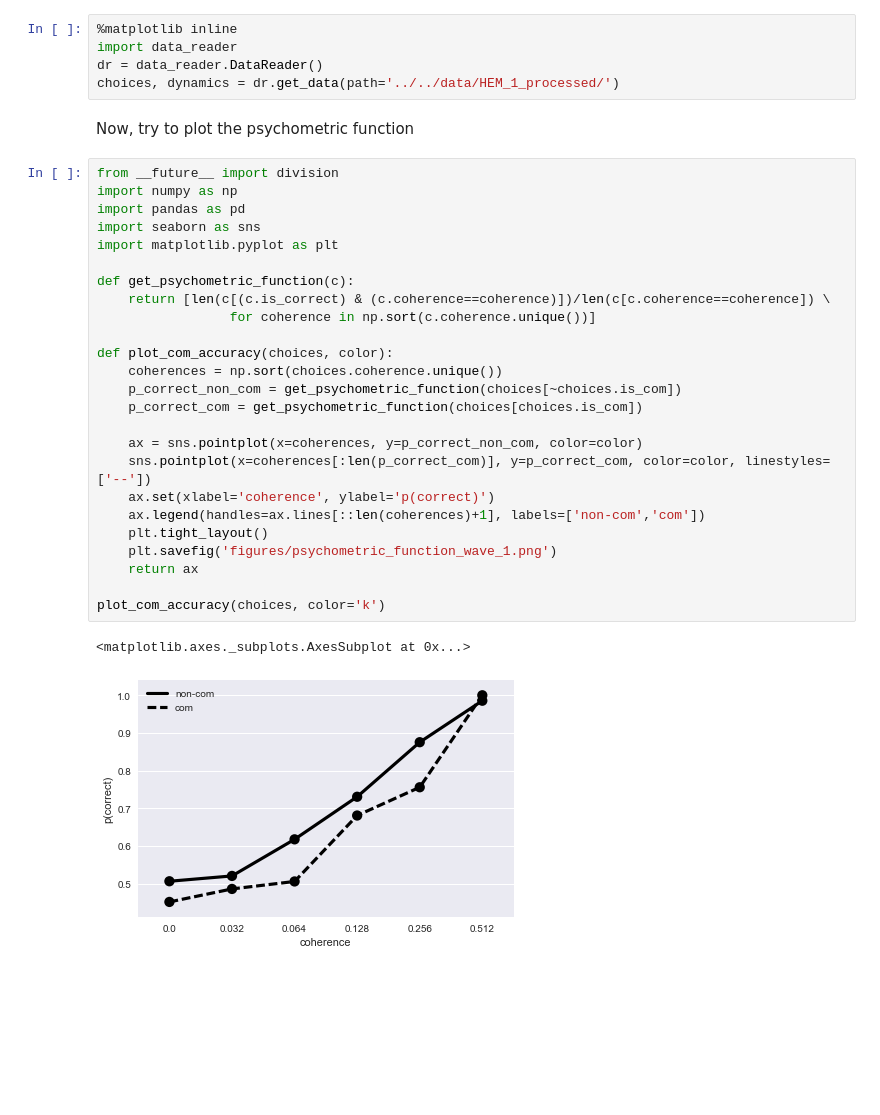
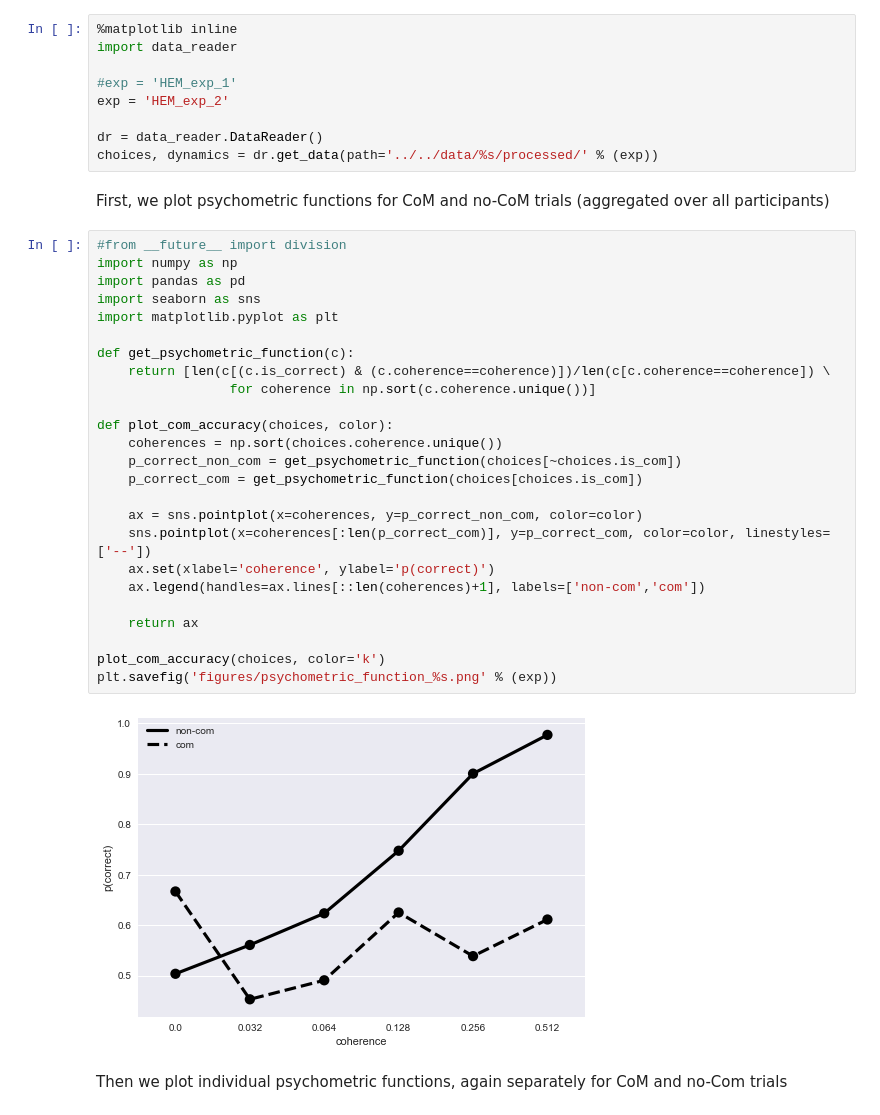
Before and after one commit to cherepaha/eyehandrdk, a Jupyter notebook: eye_hand_lag.ipynb, the cells around one changed output. Drawn from its saved outputs; the diff is of its cells as text; blank space fills up the shorter version.

```diff
--- a/eye_hand_lag.ipynb
+++ b/eye_hand_lag.ipynb
@@ -1,38 +1,43 @@
 # %%
 %matplotlib inline
 import data_reader
+
+#exp = 'HEM_exp_1'
+exp = 'HEM_exp_2'
+
 dr = data_reader.DataReader()
-choices, dynamics = dr.get_data(path='../../data/HEM_1_processed/')
+choices, dynamics = dr.get_data(path='../../data/%s/processed/' % (exp))
-# %% [markdown]
-Now, try to plot the psychometric function
+# %% [markdown]
+First, we plot psychometric functions for CoM and no-CoM trials (aggregated over all participants)
 # %%
-from __future__ import division
+#from __future__ import division
 import numpy as np
 import pandas as pd
 import seaborn as sns
 import matplotlib.pyplot as plt
 
 def get_psychometric_function(c):
     return [len(c[(c.is_correct) & (c.coherence==coherence)])/len(c[c.coherence==coherence]) \
                  for coherence in np.sort(c.coherence.unique())]
 
 def plot_com_accuracy(choices, color):
     coherences = np.sort(choices.coherence.unique())
     p_correct_non_com = get_psychometric_function(choices[~choices.is_com])
     p_correct_com = get_psychometric_function(choices[choices.is_com])
 
     ax = sns.pointplot(x=coherences, y=p_correct_non_com, color=color)
     sns.pointplot(x=coherences[:len(p_correct_com)], y=p_correct_com, color=color, linestyles=['--'])
     ax.set(xlabel='coherence', ylabel='p(correct)')
     ax.legend(handles=ax.lines[::len(coherences)+1], labels=['non-com','com'])
-    plt.tight_layout()
-    plt.savefig('figures/psychometric_function_wave_1.png')
+
     return ax
 
 plot_com_accuracy(choices, color='k')
+plt.savefig('figures/psychometric_function_%s.png' % (exp))
 # %% [output]
-<matplotlib.axes._subplots.AxesSubplot at 0x...>
-[figure, old version]
+[figure, new version]
+# %% [markdown]
+Then we plot individual psychometric functions, again separately for CoM and no-Com trials
 # %%
 def plot_com_accuracy_individual(choices):
     colors = ['C0', 'C1', 'C2', 'C3']
```
Also changed, not shown: parts of 7 cells of this notebook, 6 other files.
